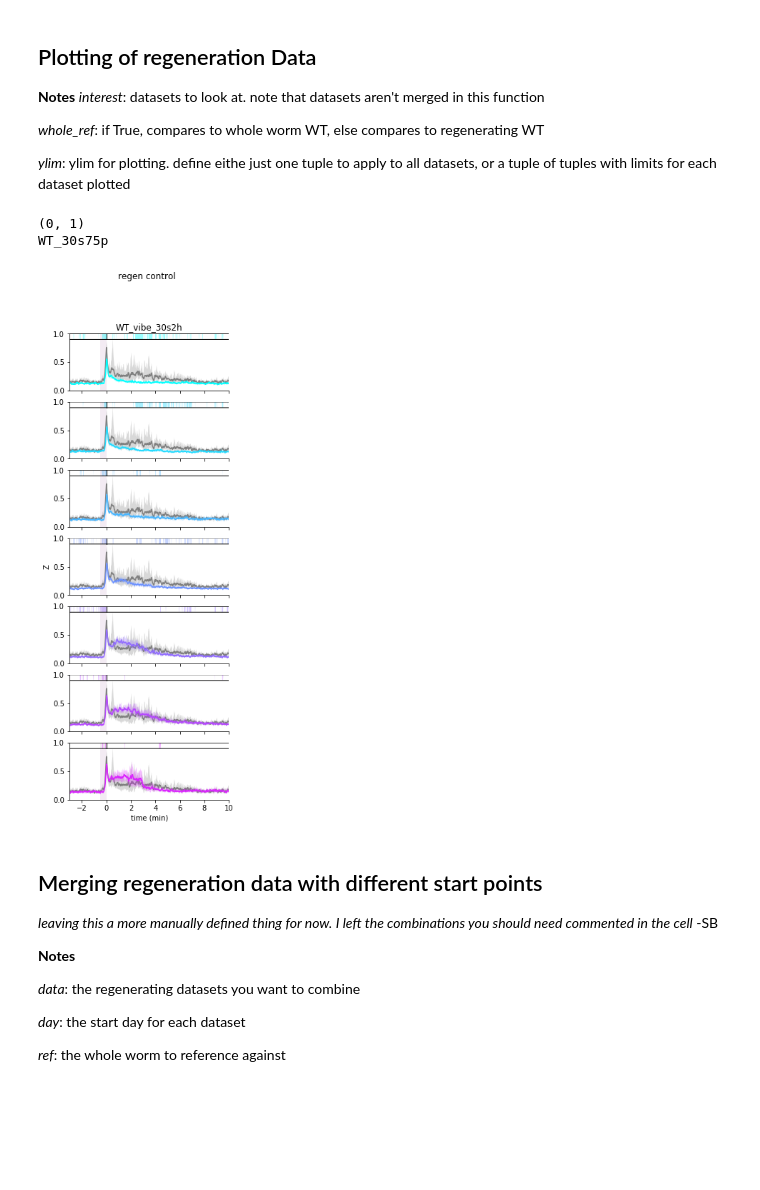
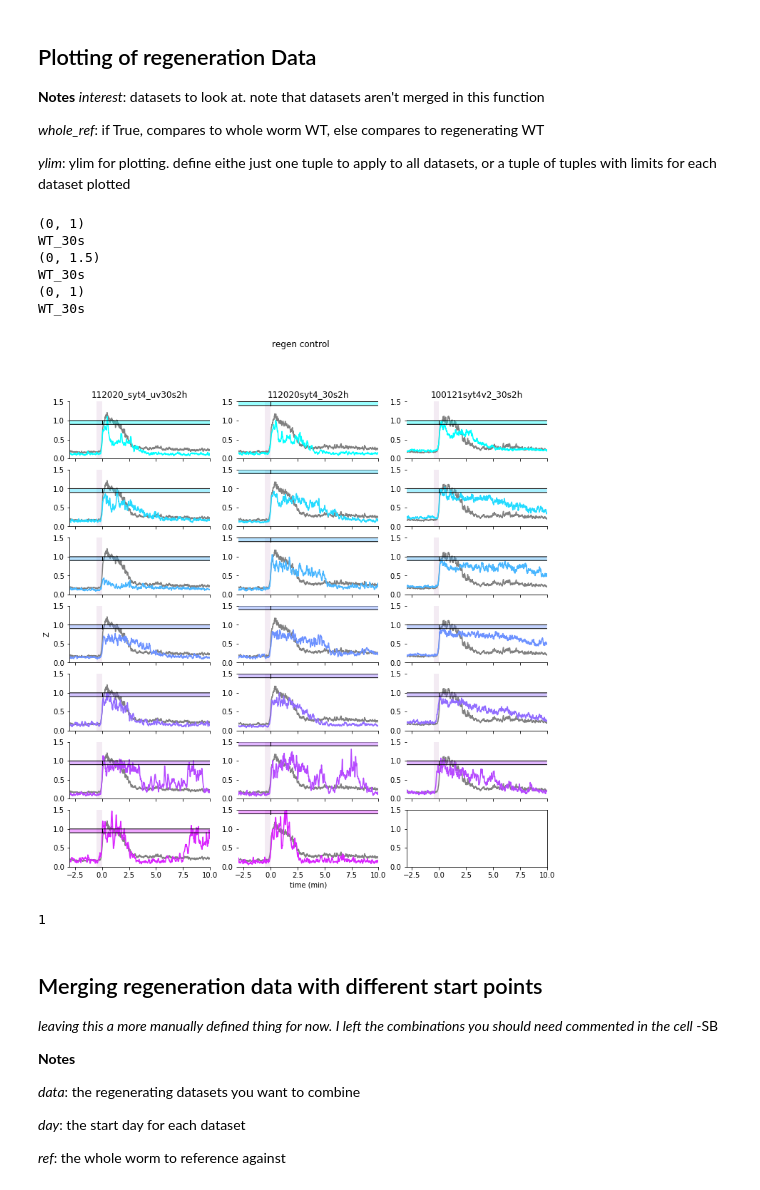
Before and after one commit to samuelbray32/behavior-lite, a Jupyter notebook: publication_regeneration.ipynb, the cells around one changed output. Cells and saved outputs as stored; diff of their text form; code cells hidden in the pictures; blank space fills up the shorter version.

Commit message:
merge regenerating datasets for single day regeneration plot

```diff
--- a/publication_regeneration.ipynb
+++ b/publication_regeneration.ipynb
@@ -16,17 +16,23 @@ _whole_ref_: if True, compares to whole worm WT, else compares to regenerating W
 
 _ylim_: ylim for plotting. define eithe just one tuple to apply to all datasets, or a tuple of tuples with limits for each dataset plotted
 # %%
+import numpy as np
 from tools.results_regeneration import rnai_response_regen
-n_boot = 1e3
+n_boot = 1e0
 statistic=np.median
 #plot_subset
-interest = ['vibe']
+interest = ['syt4']
 exclude = []
 fig,ax = rnai_response_regen(interest,exclude,n_boot,statistic,whole_ref=True,
-                            ylim=((0,1),(0,1.5),(0,1),(0,1.5)))
+                            ylim=((0,1),(0,1.5),(0,1),(0,1.5)),conf_interval=99)
 for a in np.ravel(ax):
     a.set_xlim(-3,10)
+    a.set_ylim(0,1.5)
 # %% [output]
 (0, 1)
-WT_30s75p
+WT_30s
+(0, 1.5)
+WT_30s
+(0, 1)
+WT_30s
-[figure, old version]
+[figure, new version]
@@ -33,3 +41,8 @@ WT_30s75p
+# %%
+qq = 'a+bc'
+qq.count('+')
+# %% [output]
+1
 # %% [markdown]
 ## Merging regeneration data with different start points
 
```
Also changed, not shown: parts of 10 cells of this notebook, 1 other file.
